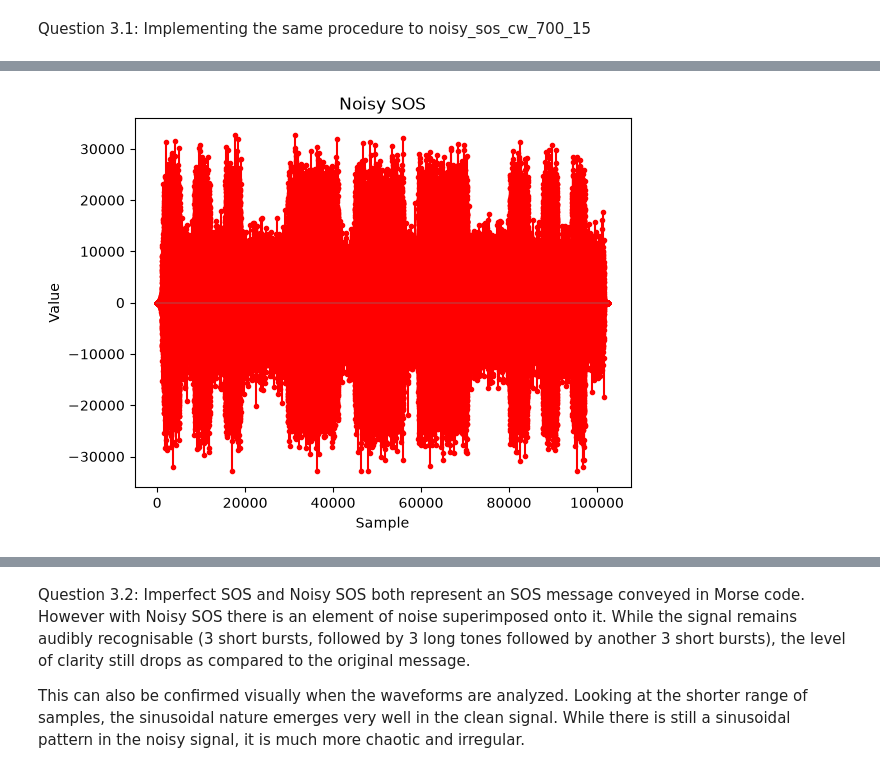
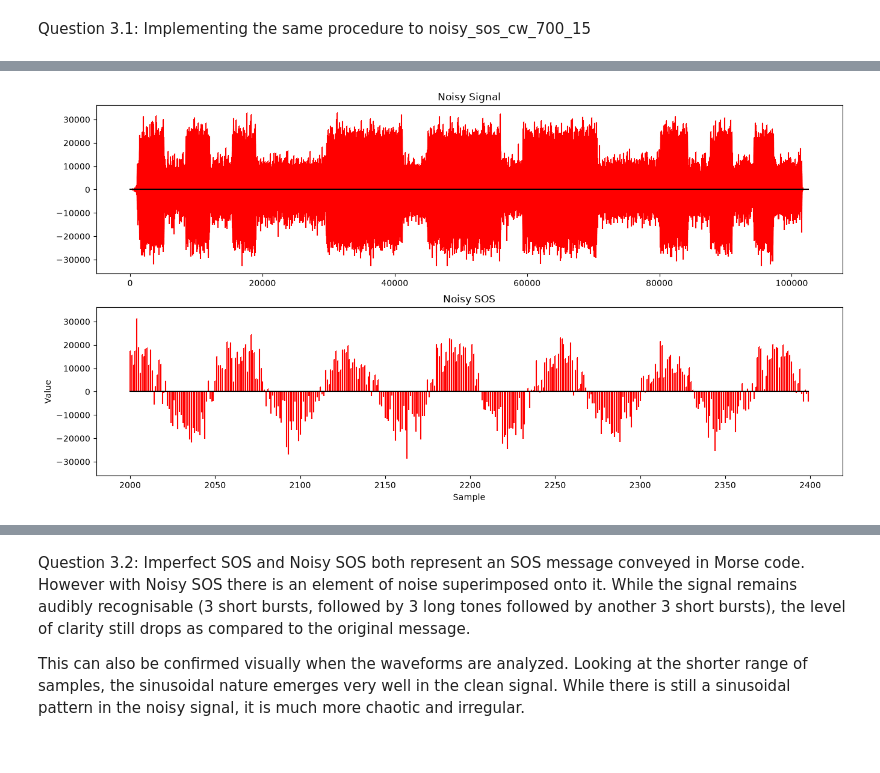
Before and after one commit to jdel0017/CCE2203-Lab1, a Jupyter notebook: main.ipynb, the cells around one changed output, grey strips where cells are left out. Drawn from its saved outputs; the diff is of its cells as text; code cells hidden in the pictures.

```diff
--- a/main.ipynb
+++ b/main.ipynb
@@ -68,9 +36,24 @@ ipd.display(ipd.Audio(data=noisySamples, rate=noisySampleRate))
 # %%
-# Initialize plot
-plt.figure()
+# Stores the path from the working directory
+noisySOSPath = os.path.join('Data', 'noisy_sos_cw_700_15_wpm.wav')
 
-# Plots markers in a stem plot, r means red, . means dot marker
-plt.stem(noisySamples, markerfmt='r.', linefmt='r-')
+# Reads the .wav file and returns the sampleRate and list of individual samples
+sampleRate, noisySignal = wavfile.read(noisySOSPath)
+
+# Displays the audio file as an interactable UI element
+ipd.display(ipd.Audio(data=noisySignal, rate=sampleRate))
+
+# Plots the signal alongside its shorter range counterpart
+fig, ax = plt.subplots(2, 1, sharey=True, figsize=(16, 8))
+
+ax[0].stem(noisySignal, markerfmt='r,', linefmt='r-', basefmt='k-')
+ax[0].set_title("Noisy Signal")
+
+# Indexes integers from 2000 to 2399
+sampleRange = range(2000, 2400)
+
+ax[1].stem(sampleRange, noisySignal[sampleRange], markerfmt='r,', linefmt='r-', basefmt='k-')
+ax[1].set_title("Noisy␣Signal")
 
 # Axis Titles
 plt.xlabel('Sample')
@@ -84 +68 @@ plt.show()
-[figure, old version]
+[figure, new version]
```
Also changed, not shown: parts of 12 cells of this notebook.
